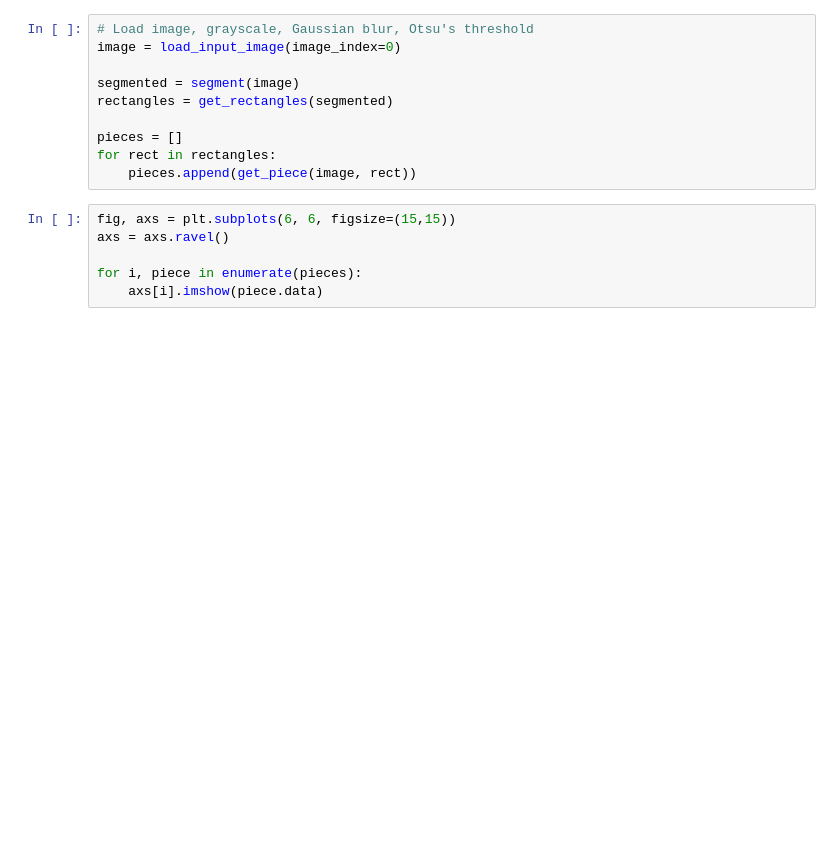
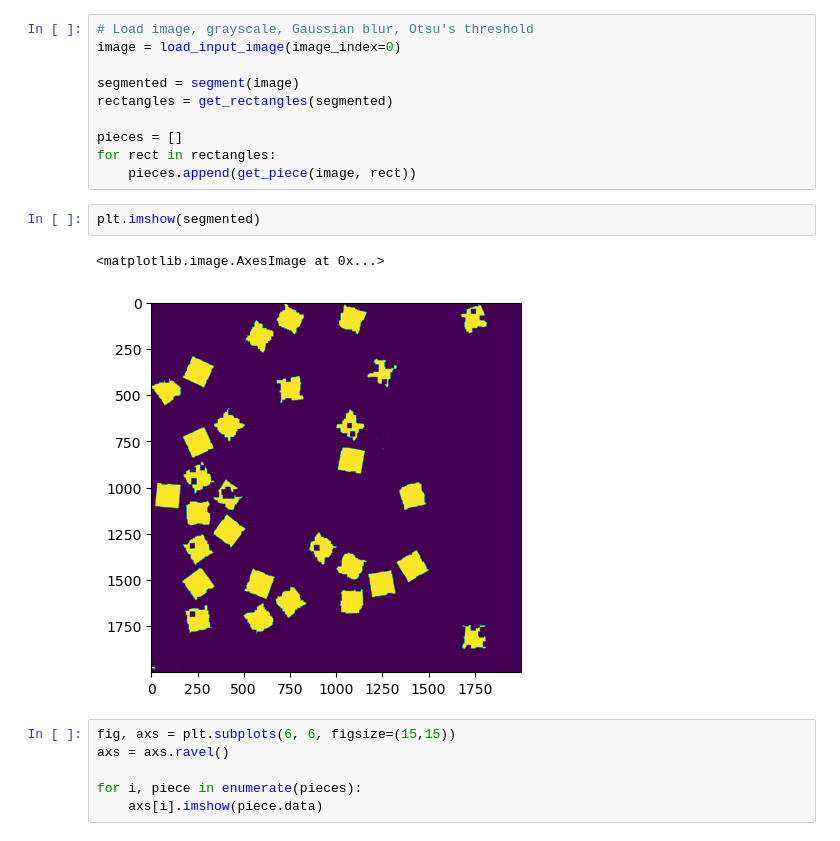
Before and after one commit to theoh-io/iapr_group15, a Jupyter notebook: project/project_draft_tom.ipynb, the cells around one changed output. Cells and saved outputs as stored; diff of their text form; blank space fills up the shorter version.

Commit message:
puzzle solving graph

```diff
--- a/project/project_draft_tom.ipynb
+++ b/project/project_draft_tom.ipynb
@@ -385,6 +385,11 @@ rectangles = get_rectangles(segmented)
 pieces = []
 for rect in rectangles:
     pieces.append(get_piece(image, rect))
+# %%
+plt.imshow(segmented)
+# %% [output]
+<matplotlib.image.AxesImage at 0x...>
+[figure, added]
 # %%
 fig, axs = plt.subplots(6, 6, figsize=(15,15))
 axs = axs.ravel()
```
Also changed, not shown: parts of 6 cells of this notebook.
